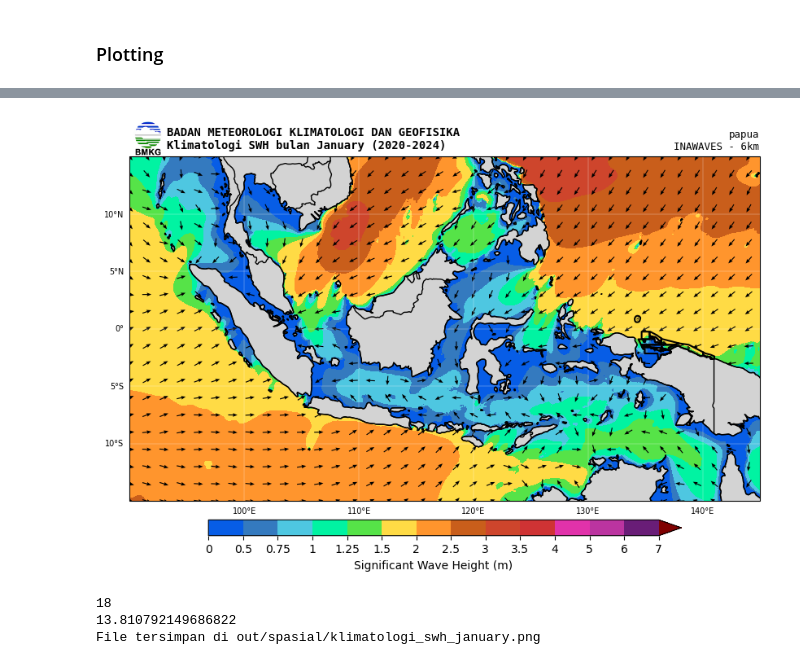
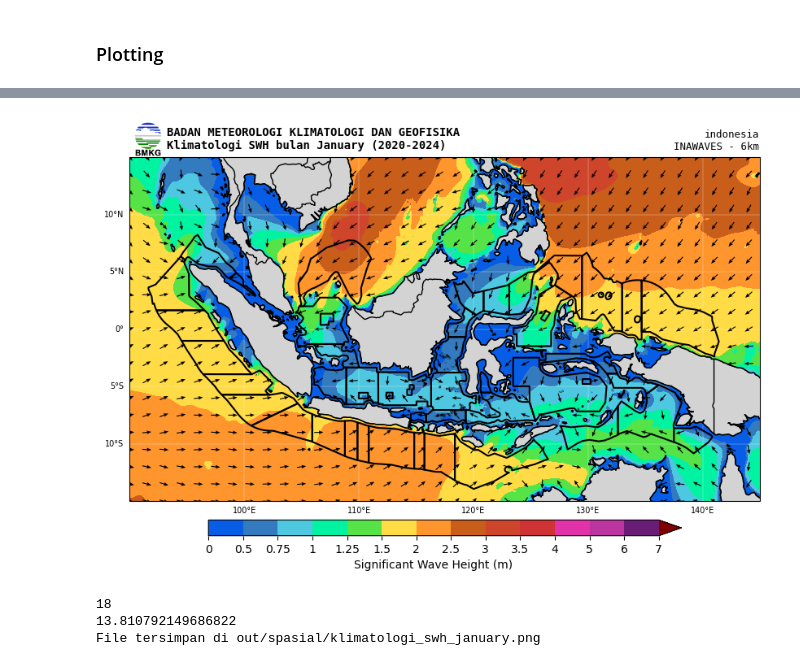
Before and after one commit to devmetmar/marinemet-training, a Jupyter notebook: _sources/2_/2_3_climatology_product.ipynb, the cells around one changed output, grey strips where cells are left out. Cells and saved outputs as stored; diff of their text form; code cells hidden in the pictures.

```diff
--- a/_sources/2_/2_3_climatology_product.ipynb
+++ b/_sources/2_/2_3_climatology_product.ipynb
@@ -239,7 +239,7 @@ ds        = dsinawavesmean.isel(month=0)
 timefreq  = 'MS'
 var       = 'swh'
 area_type = 'wilpro'
-area_name = 'papua' # ganti sesuai wilayah provinsi untuk menampilkan shp
+area_name = 'indonesia' # ganti sesuai wilayah provinsi untuk menampilkan shp
 map_title = 'Klimatologi SWH bulan January (2020-2024)'
 file_out   = 'out/spasial/klimatologi_swh_january.png'
 
@@ -265,4 +265,4 @@ Wall time: 3.12 s
-[figure, old version]
+[figure, new version]
 # %%
 dsinaflowsmean = xr.open_dataset("/data/local/marine-training/data/ofs/inaflows_monthly.nc")
 
```
Also changed, not shown: parts of 4 cells of this notebook, 32 other files.
